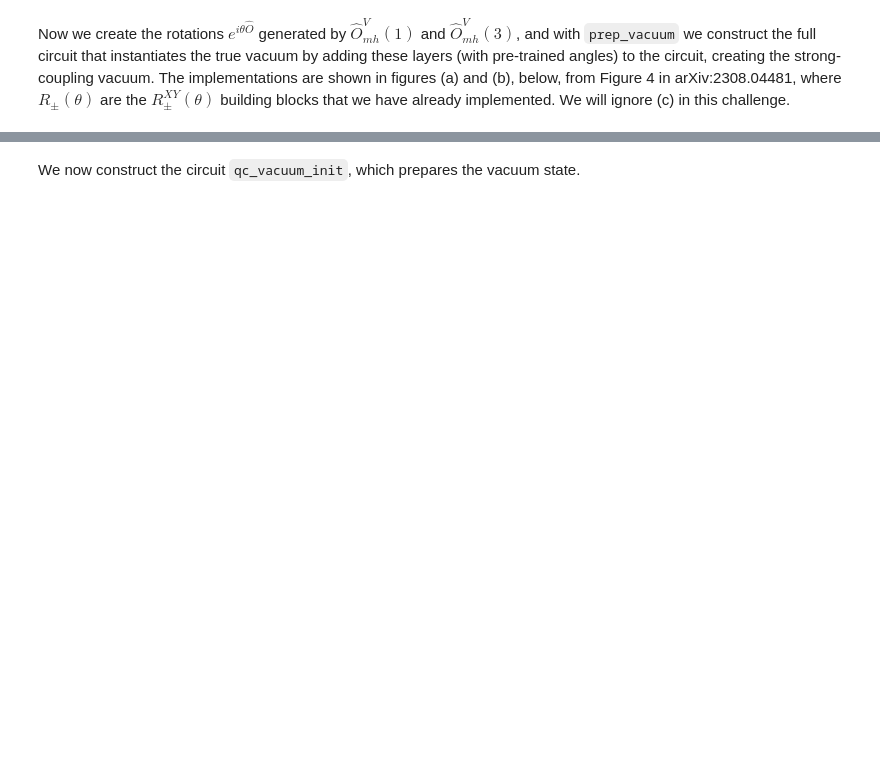
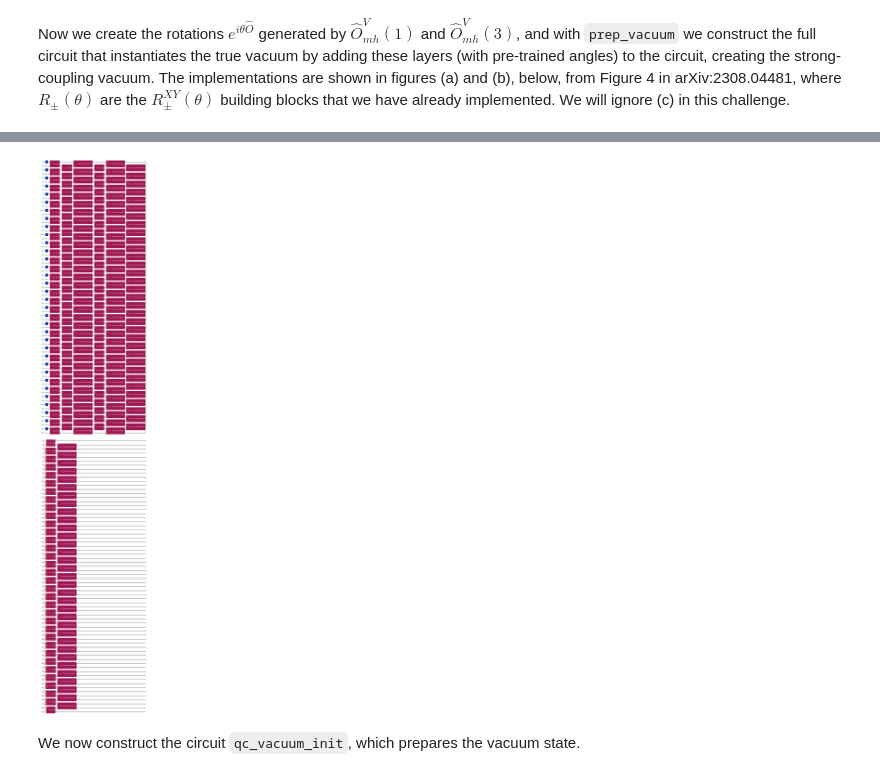
Before and after one commit to picalexs/R2P_Capstone, a Jupyter notebook: hadron-schwinger/ch3_hadron-schwinger.ipynb, the cells around one changed output, grey strips where cells are left out. Drawn from its saved outputs; the diff is of its cells as text; code cells hidden in the pictures; blank space fills up the shorter version.

```diff
--- a/hadron-schwinger/ch3_hadron-schwinger.ipynb
+++ b/hadron-schwinger/ch3_hadron-schwinger.ipynb
@@ -240,8 +285,9 @@ def prep_strong_coupling_vacuum(L: int) -> QuantumCircuit:
     qc = QuantumCircuit(2 * L)
 
     # BEGIN ANSWER
-
-
+    for qubit in range(2 * L):
+        if qubit % 2 == 0:
+            qc.x(qubit)
 
     # END ANSWER
 
@@ -325,6 +414,9 @@ Now we create the rotations $e^{i \theta \hat{O}}$ generated by $\hat{O}^V_{mh}(
 
 <img src="./images/Oh135sim.png" width="1200"/>
 # %%
+from cmath import pi
+
+
 def vacuum_prep_rotate_OV_1(qc: QuantumCircuit, theta: float, L: int) -> QuantumCircuit:
     """
     Adds unitary generated by O^V_{mh}(1) to circuit qc (see Fig. 4a of arXiv:2308.04481)
@@ -360,7 +452,25 @@ def vacuum_prep_rotate_OV_3(qc: QuantumCircuit, theta: float, L: int) -> Quantum
     """
 
     # BEGIN ANSWER
+    ID = QuantumCircuit(2)
+    ID.id(0)
+    ID.id(1)
 
+    for n in range(L):
+        qc.append(RXYplus(-pi/2), [2*n, 2*n+1])
+    for n in range(L-1):
+        qc.append(RXYminus(-theta), [2*n+1, 2*n+2])
+    for n in range(L):
+        qc.append(RXYplus(pi/2), [2*n, 2*n+1])
+    for n in range(L-1):
+        qc.append(RXYplus(-pi/2), [2*n+1, 2*n+2])
+    for n in range(L):
+        if n == 0 or n == L-1:
+            qc.append(ID, [2*n, 2*n+1])
+        else:
+            qc.append(RXYminus(theta), [2*n, 2*n+1])
+    for n in range(L-1):
+        qc.append(RXYplus(pi/2), [2*n+1, 2*n+2])
 
     # END ANSWER
 
@@ -384,12 +494,19 @@ def prep_vacuum(L: int, vacuum_prep_theta_OV_1: float, vacuum_prep_theta_OV_3: f
 
     # PROMPT: Apply the two rotations generating the vacuum state
     # BEGIN ANSWER
-
-
-
+    qc = vacuum_prep_rotate_OV_1(qc, vacuum_prep_theta_OV_1, L)
+    qc = vacuum_prep_rotate_OV_3(qc, vacuum_prep_theta_OV_3, L)
     # END ANSWER
 
     return qc
+# %%
+# code cell for circuit visualization
+vacuum_prep_theta_OV_1 = 0.30738
+vacuum_prep_theta_OV_3 = -0.04059
+circuit = prep_vacuum(L, vacuum_prep_theta_OV_1, vacuum_prep_theta_OV_3)
+display(circuit.draw('mpl'))
+# %% [output]
+[figure, added]
 # %% [markdown]
 We now construct the circuit `qc_vacuum_init`, which prepares the vacuum state.
 # %%
```
Also changed, not shown: parts of 16 cells of this notebook.
